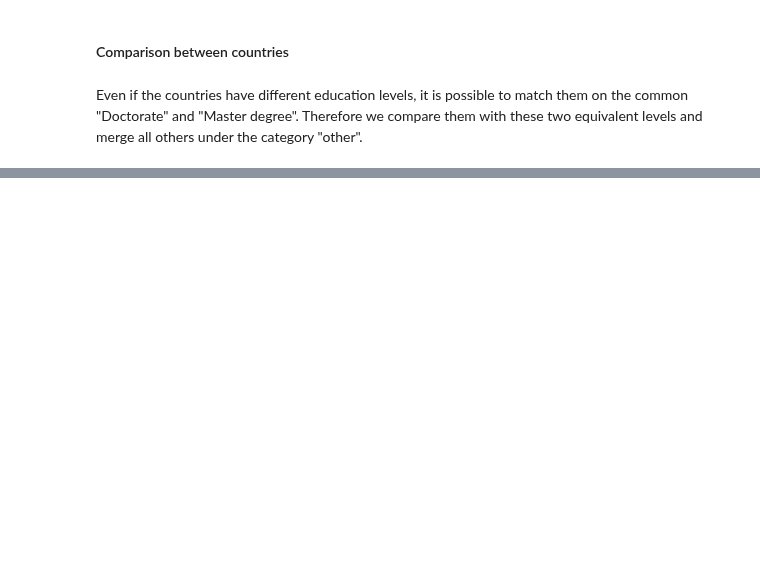
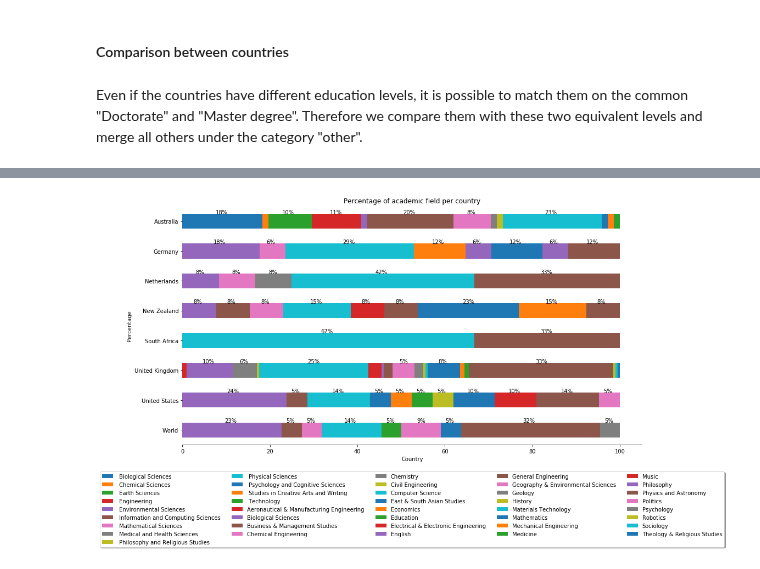
Before and after one commit to softwaresaved/international-survey, a Jupyter notebook: analysis/2018_draft.ipynb, the cells around one changed output, grey strips where cells are left out. Saved outputs shown, nothing was run; the diff lists cells and outputs as text; code cells hidden in the pictures; blank space fills up the shorter version.

```diff
--- a/analysis/2018_draft.ipynb
+++ b/analysis/2018_draft.ipynb
@@ -601,3 +713,0 @@ plt.show()
-# %%
-for i in structure_survey['1']['edu']:
-    print(i['file_answer'])
@@ -603,0 +1029,9 @@ for i in structure_survey['1']['edu']:
+# %%
+# Count the values per countries
+df_edu_comparison = df_edu_aca_per_country.groupby('Country')['Academic field'].value_counts().rename('Total count').reset_index()
+
+# Add a percentage of each type of diploma per countries
+df_edu_comparison['Percentage per countries'] = (df_edu_comparison['Total count'] / df_edu_comparison.groupby('Country')['Total count'].transform('sum')*100).round(2)
+
+# Display the results
+df_edu_comparison
@@ -603,0 +1056,28 @@ for i in structure_survey['1']['edu']:
+# %%
+fig, ax = plt.subplots()
+df_plot = df_edu_comparison.pivot(index='Country',
+                        columns='Academic field',
+                        values='Percentage per countries')
+
+df_plot.plot(kind='barh',
+                  title='Percentage of academic field per country',
+                  grid=False, ax=ax, stacked=True)
+
+ax.set(xlabel="Country", ylabel="Percentage")
+
+ax.invert_yaxis()  # when barh option, the bars are inverted
+ax.spines['top'].set_visible(False)
+ax.spines['right'].set_visible(False)
+ax.spines['left'].set_visible(False)
+# Put a legend below current axis
+ax.legend(loc='upper center', bbox_to_anchor=(0.5, -0.1),
+          fancybox=True, shadow=True, ncol=5)
+for p in ax.patches:
+    if int(round(p.get_width())) >= 5:
+        ax.annotate('{}%'.format(str(int(round(p.get_width())))),
+                    (p.get_x() + int(p.get_width())/2., p.get_y()),
+                    ha='center')
+
+plt.show();
+# %% [output]
+[figure, added]
```
Also changed, not shown: parts of 43 cells of this notebook.
